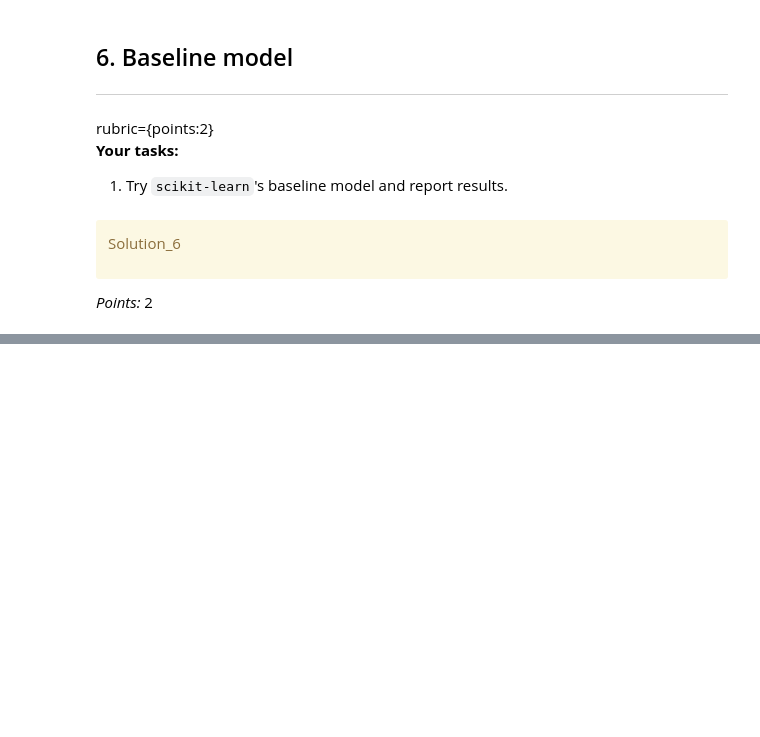
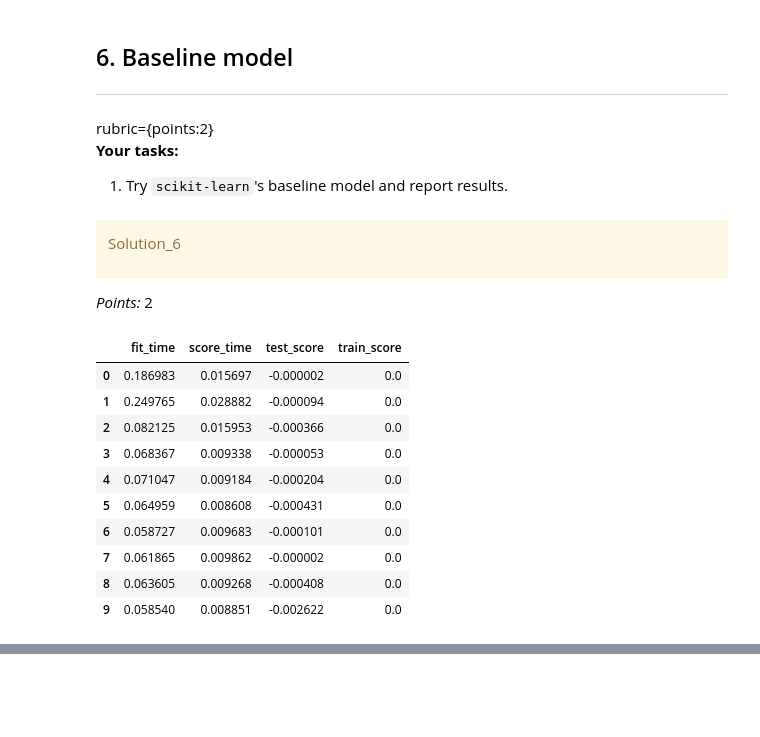
Before and after one commit to vivaanjhaveri/nyc-airbnb-reviews-regression, a Jupyter notebook: hw5.ipynb, the cells around one changed output, grey strips where cells are left out. Saved outputs shown, nothing was run; the diff lists cells and outputs as text; code cells hidden in the pictures; blank space fills up the shorter version.

```diff
--- a/hw5.ipynb
+++ b/hw5.ipynb
@@ -366,4 +463,11 @@ Since we have no missing values, there is no need to use an imputer. <br>
 For numerical features, we will use `StandardScaler` to standardise our values. <br>
 For categorical features, we will use `OneHotEncoder` since there is no inherent order to our categorical values.
+# %%
+numeric_transformer = make_pipeline(SimpleImputer(strategy="median"), StandardScaler())
+
+categorical_transformer = make_pipeline(
+    SimpleImputer(strategy="constant", fill_value="missing"),
+    OneHotEncoder(handle_unknown="ignore"),
+)
 # %%
 preprocessor = make_column_transformer(
@@ -397,8 +519,23 @@ Solution_6
 
 _Points:_ 2
 # %%
-dummy_regressor = DummyRegressor()
+# Create dummy regressor and pipeline for CV
+dummy_regressor = DummyRegressor(strategy="mean")
 pipe = make_pipeline(preprocessor, dummy_regressor)
+
+# Cross validation
 pd.DataFrame(cross_validate(pipe, X_train, y_train, cv=10, return_train_score=True))
 
-## Not working because y has NaN values ?? fix with imputer?
+## Not working because y has NaN values ?? fix with imputer or fill with median?
+# %% [output]
+|  | fit_time | score_time | test_score | train_score |
+| 0 | 0.186983 | 0.015697 | -0.000002 | 0.0 |
+| 1 | 0.249765 | 0.028882 | -0.000094 | 0.0 |
+| 2 | 0.082125 | 0.015953 | -0.000366 | 0.0 |
+| 3 | 0.068367 | 0.009338 | -0.000053 | 0.0 |
+| 4 | 0.071047 | 0.009184 | -0.000204 | 0.0 |
+| 5 | 0.064959 | 0.008608 | -0.000431 | 0.0 |
+| 6 | 0.058727 | 0.009683 | -0.000101 | 0.0 |
+| 7 | 0.061865 | 0.009862 | -0.000002 | 0.0 |
+| 8 | 0.063605 | 0.009268 | -0.000408 | 0.0 |
+| 9 | 0.058540 | 0.008851 | -0.002622 | 0.0 |
```
Also changed, not shown: parts of 31 cells of this notebook, 1 other file.
